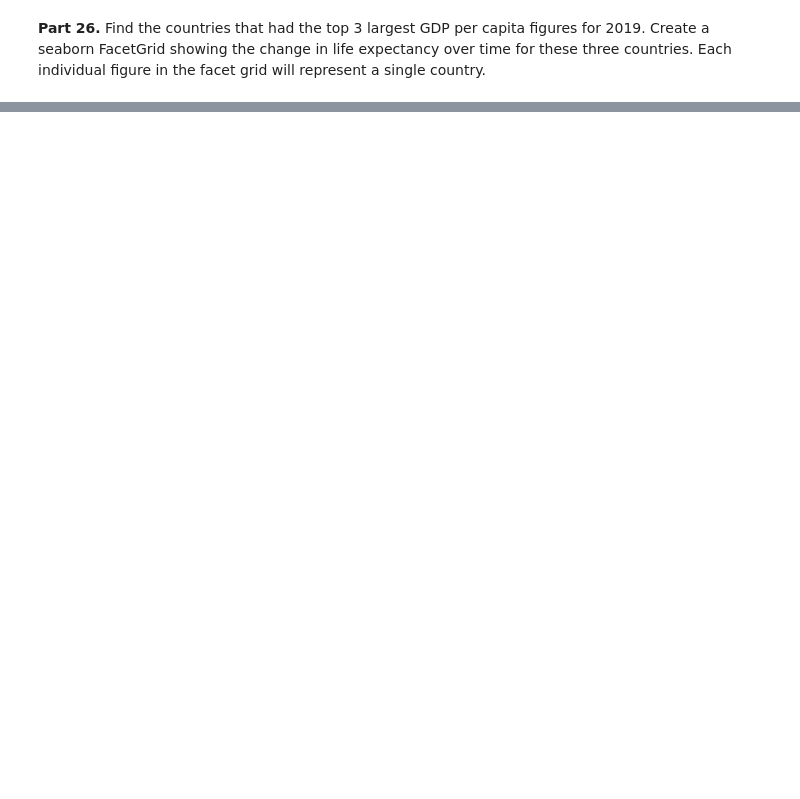
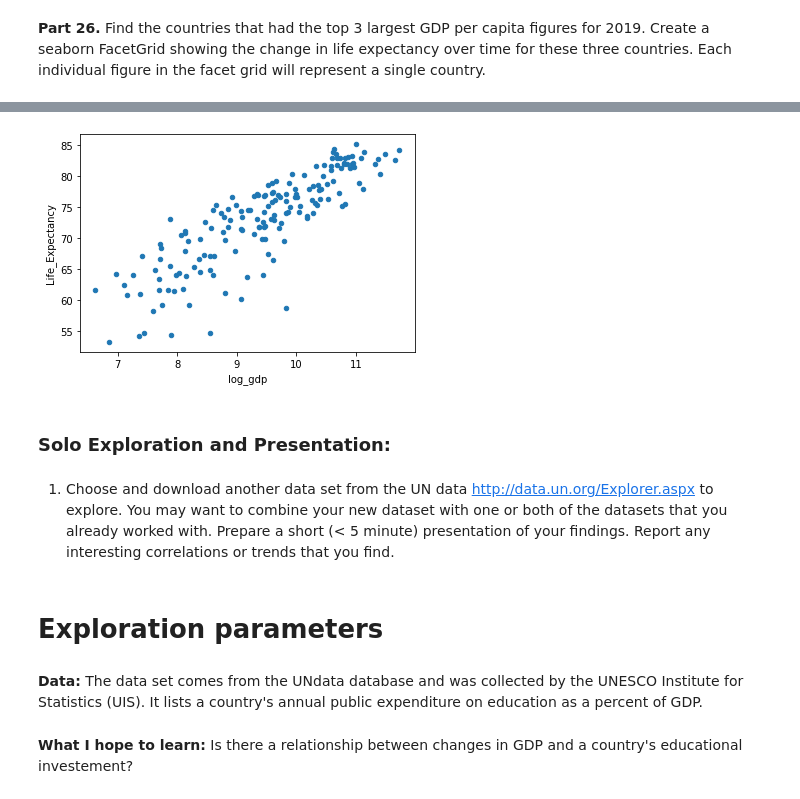
Before and after one commit to Claytor/exploratory_analysis_of_un_data, a Jupyter notebook: notebooks/UN Data Exploration.ipynb, the cells around one changed output, grey strips where cells are left out. Cells and saved outputs as stored; diff of their text form; code cells hidden in the pictures; blank space fills up the shorter version.

Commit message:
Started personal exploration.  Education investment vs GDP.

```diff
--- a/notebooks/UN Data Exploration.ipynb
+++ b/notebooks/UN Data Exploration.ipynb
@@ -424,0 +527,2 @@ life_expectancy.info()
+# %%
+gdp_le_2019['log_gdp'] = np.log(gdp_le_2019['GDP_Per_Capita'])
@@ -424,0 +559,14 @@ life_expectancy.info()
+# %%
+gdp_le_2019.plot(kind = 'scatter', x = 'log_gdp', y = 'Life_Expectancy');
+# %% [output]
+[figure, added]
+# %% [markdown]
+### Solo Exploration and Presentation:
+# %% [markdown]
+1. Choose and download another data set from the UN data [http://data.un.org/Explorer.aspx](http://data.un.org/Explorer.aspx) to explore. You may want to combine your new dataset with one or both of the datasets that you already worked with. Prepare a short (< 5 minute) presentation of your findings. Report any interesting correlations or trends that you find.
+# %% [markdown]
+# Exploration parameters
+# %% [markdown]
+**Data:** The data set comes from the UNdata database and was collected by the UNESCO Institute for Statistics (UIS).  It lists a country's annual public expenditure on education as a percent of GDP.
+# %% [markdown]
+**What I hope to learn:**  Is there a relationship between changes in GDP and a country's educational investement?
```
Also changed, not shown: parts of 45 cells of this notebook.
